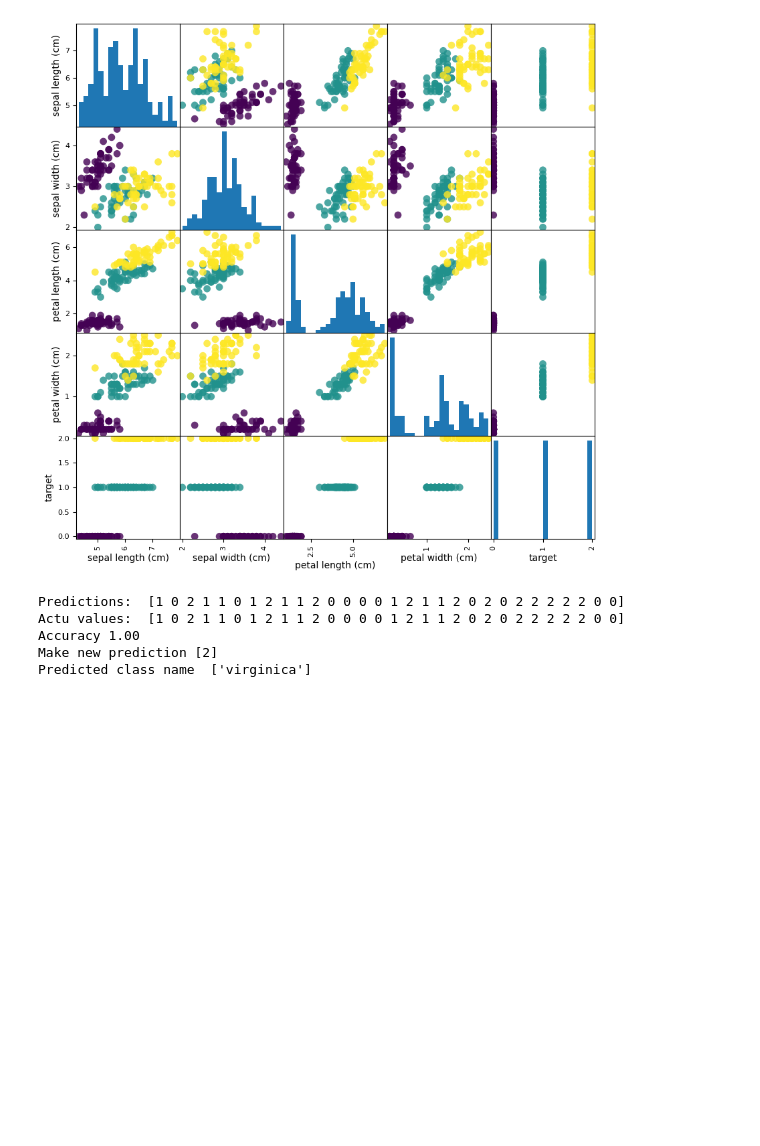
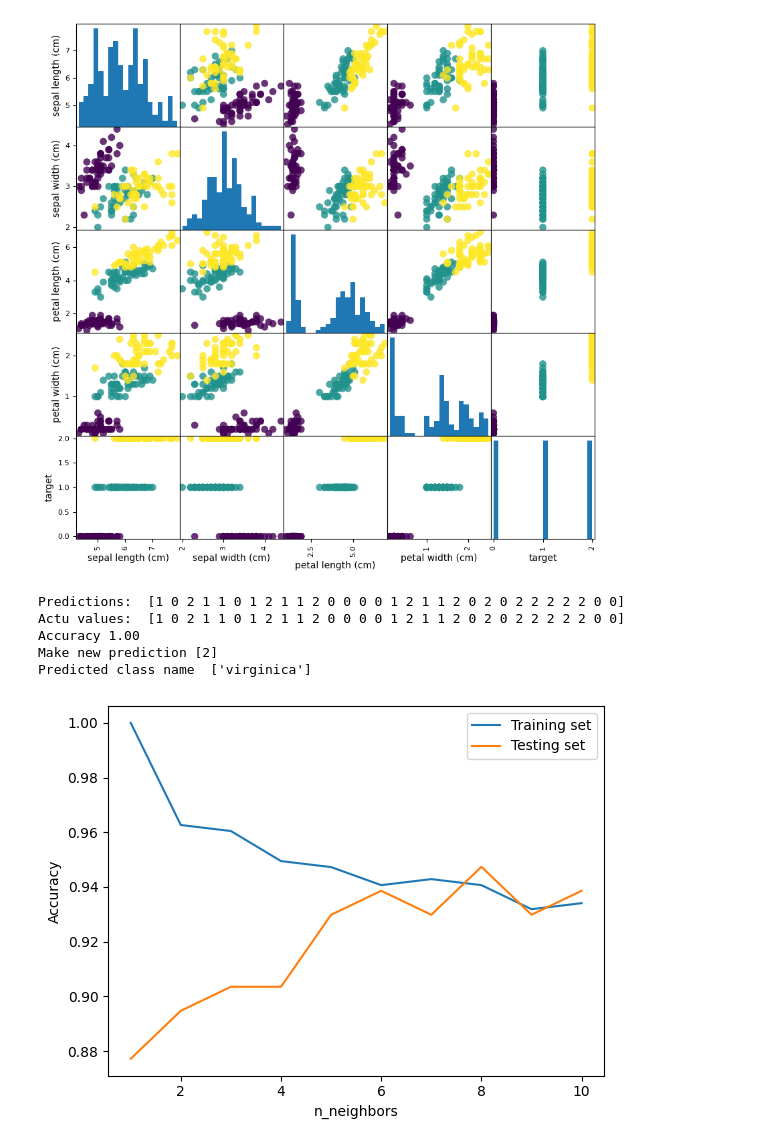
Before and after one commit to Alex-Njagi/machine-learning-code, a Jupyter notebook: iris.ipynb, the cells around one changed output. Saved outputs shown, nothing was run; the diff lists cells and outputs as text; code cells hidden in the pictures; blank space fills up the shorter version.

```diff
--- a/iris.ipynb
+++ b/iris.ipynb
@@ -42,3 +42,28 @@ Actu values:  [1 0 2 1 1 0 1 2 1 1 2 0 0 0 0 1 2 1 1 2 0 2 0 2 2 2 2 2 0 0]
 Accuracy 1.00
 Make new prediction [2]
 Predicted class name  ['virginica']
+# %%
+from sklearn.datasets import load_breast_cancer
+import matplotlib.pyplot as plt
+cancer = load_breast_cancer()
+
+X_train, X_test, y_train, y_test = train_test_split(cancer.data, cancer.target, stratify = cancer.target,
+                                                     test_size = 0.2, random_state = 43)
+training_set = []
+testing_set = []
+neighbour_settings = range(1, 11)
+
+for n_neighbors in neighbour_settings:
+    knn = KNeighborsClassifier(n_neighbors = n_neighbors)
+    knn.fit(X_train, y_train)
+    training_set.append(knn.score(X_train, y_train))
+    testing_set.append(knn.score(X_test, y_test))
+
+plt.plot(neighbour_settings, training_set, label = "Training set")
+plt.plot(neighbour_settings, testing_set, label = "Testing set")
+plt.ylabel("Accuracy")
+plt.xlabel("n_neighbors")
+plt.legend()
+plt.show()
+# %% [output]
+[figure, added]
```
